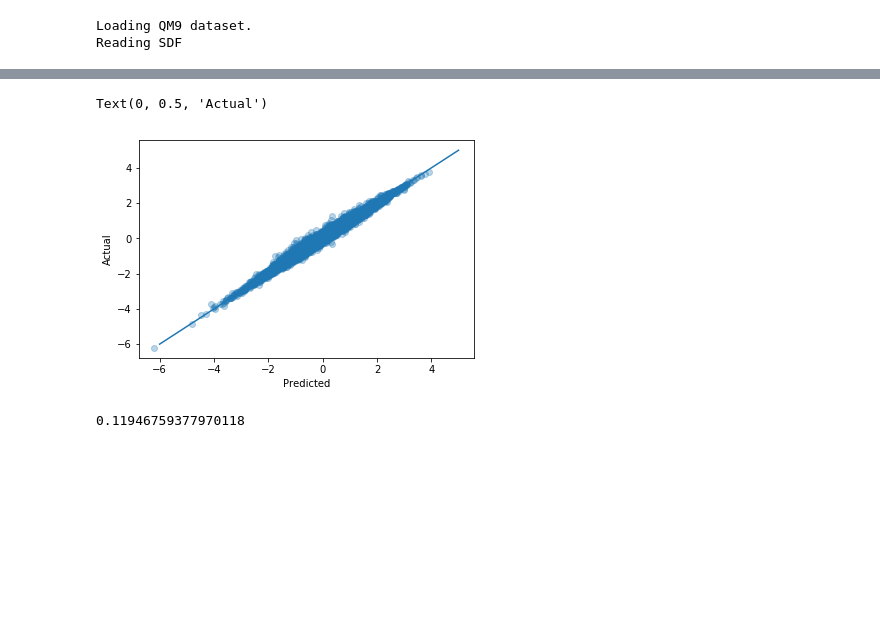
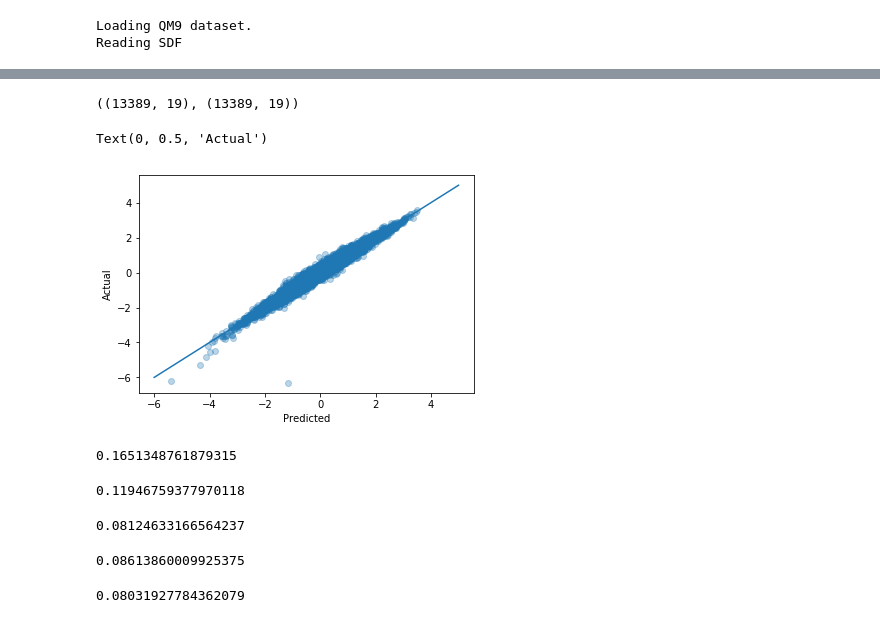
Before and after one commit to abiricz/spektral, a Jupyter notebook: notebooks/spektral_package_test.ipynb, the cells around one changed output, grey strips where cells are left out. Drawn from its saved outputs; the diff is of its cells as text; code cells hidden in the pictures; blank space fills up the shorter version.

Commit message:
second multitask test

```diff
--- a/notebooks/spektral_package_test.ipynb
+++ b/notebooks/spektral_package_test.ipynb
@@ -147,7 +147,7 @@ adj, nf, ef, y = qm9.load_data(return_type='numpy',
 Loading QM9 dataset.
 Reading SDF
 # %%
-y_array = y[['cv']].values # Heat capacity at 298.15K
-#y_array = y.iloc[:, 1:].values
+#y_array = y[['cv']].values # Heat capacity at 298.15K
+y_array = y.iloc[:, 1:].values
 y_array
 # %% [output]
@@ -270,0 +282,4 @@ Test loss: 0.01427250599306511
+# %%
+preds.shape, y_test.shape
+# %% [output]
+((13389, 19), (13389, 19))
@@ -271,17 +289,30 @@ Test loss: 0.01427250599306511
 # %%
-# Plot predictions
-preds = model.predict([nf_test, adj_test, ef_test])
-
 plt.figure()
-plt.scatter(preds, y_test, alpha=0.3)
+plt.scatter(preds[:,-5], y_test[:,-5], alpha=0.3)
 plt.plot(range(-6, 6), range(-6, 6))
 plt.xlabel('Predicted')
 plt.ylabel('Actual')
 #plt.savefig('pred_v_true.png')
 # %% [output]
 Text(0, 0.5, 'Actual')
-[figure, old version]
+[figure, new version]
+# %%
+np.sqrt( np.sum( (preds[:,-5] - y_test[:,-5])**2 ) / preds.shape[0] )
+# %% [output]
+0.1651348761879315
 # %%
 np.sqrt( np.sum( (preds - y_test)**2 ) / preds.shape[0] )
 # %% [output]
 0.11946759377970118
+# %%
+np.sqrt( np.sum( (preds[:,-4] - y_test[:,-4])**2 ) / preds.shape[0] )
+# %% [output]
+0.08124633166564237
+# %%
+np.sqrt( np.sum( (preds[:,-3] - y_test[:,-3])**2 ) / preds.shape[0] )
+# %% [output]
+0.08613860009925375
+# %%
+np.sqrt( np.sum( (preds[:,-2] - y_test[:,-2])**2 ) / preds.shape[0] )
+# %% [output]
+0.08031927784362079
```
Also changed, not shown: parts of 9 cells of this notebook.
